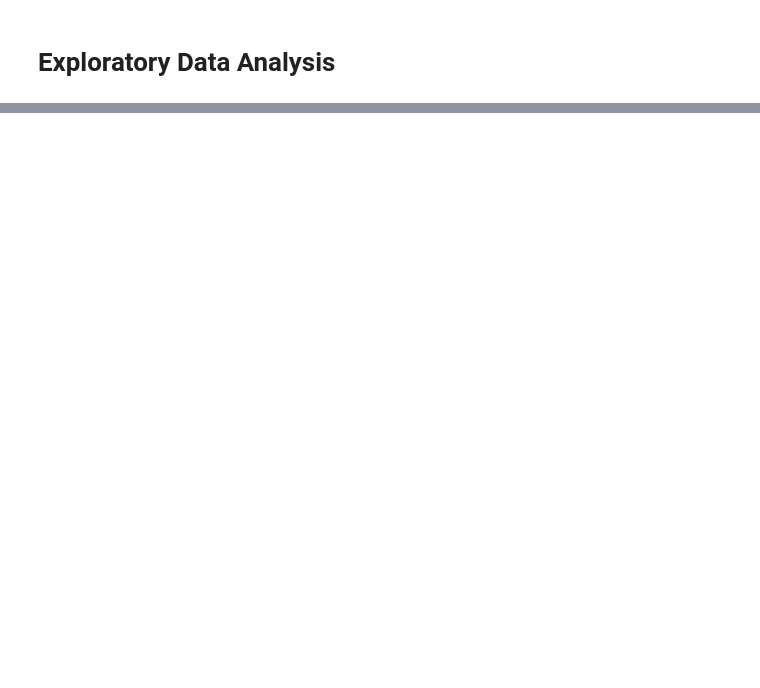
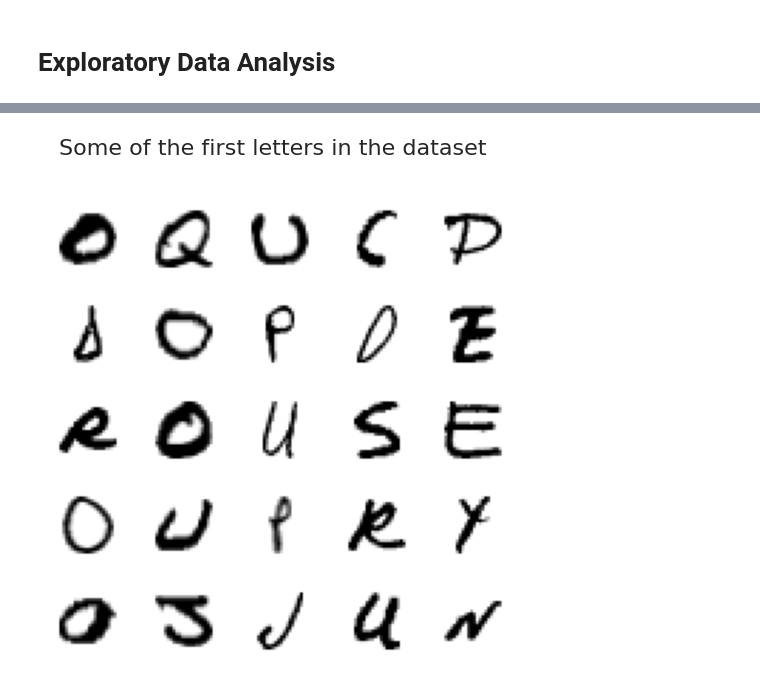
Before and after one commit to jExbrayat/recognize-handwritten-letters, a Jupyter notebook: src/notebooks/exploratory-analysis.ipynb, the cells around one changed output, grey strips where cells are left out. Drawn from its saved outputs; the diff is of its cells as text; code cells hidden in the pictures; blank space fills up the shorter version.

Commit message:
feat(plot): add better plot for the letters

```diff
--- a/src/notebooks/exploratory-analysis.ipynb
+++ b/src/notebooks/exploratory-analysis.ipynb
@@ -34,0 +49,15 @@ for i in range(5):
+# %%
+nb_rows = 5
+nb_cols = 5
+
+fig, axs = plt.subplots(nrows=nb_rows, ncols=nb_cols, figsize=(6, 6))
+
+for idx, ax in enumerate(axs.ravel()):
+    img = X.iloc[idx].to_numpy().reshape(img_shape)
+    ax.imshow(img, cmap=plt.cm.binary)
+
+    ax.axis("off")
+
+_ = fig.suptitle("Some of the first letters in the dataset", fontsize=16)
+# %% [output]
+[figure, added]
```
Also changed, not shown: parts of 6 cells of this notebook.
